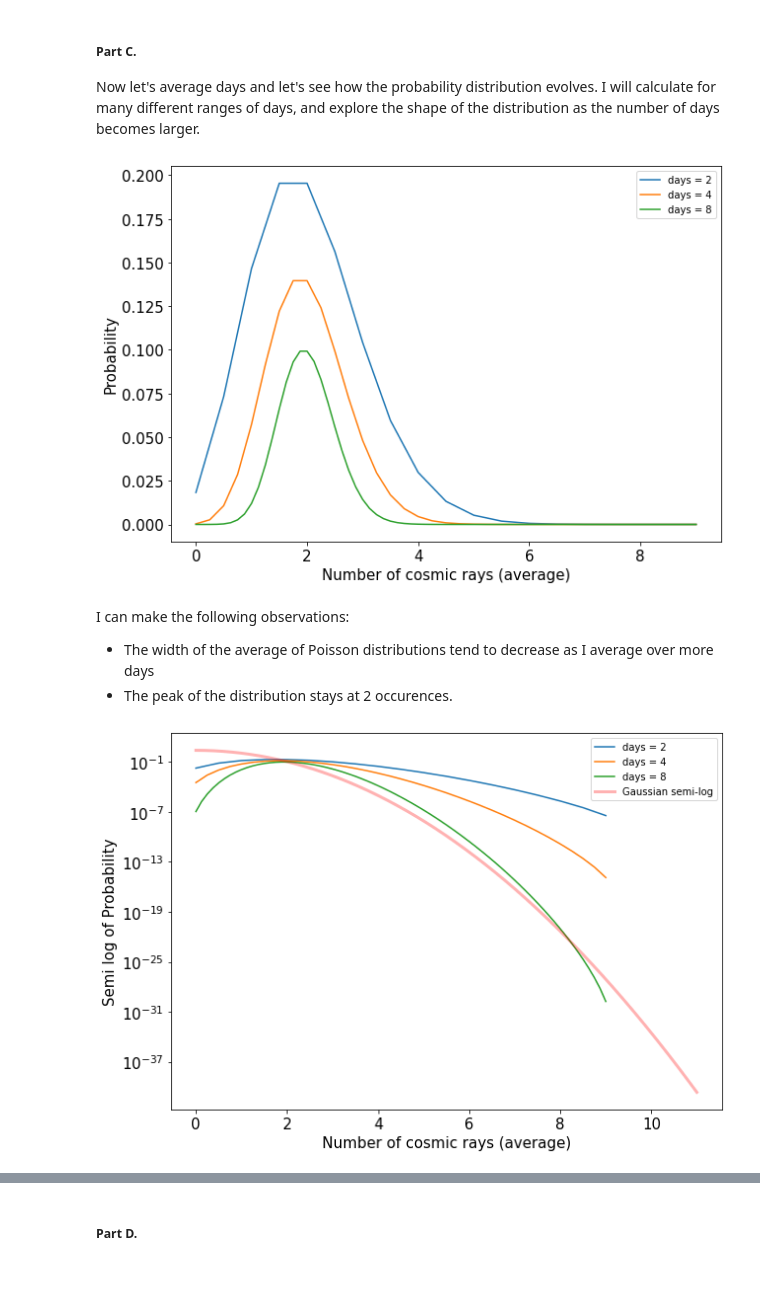
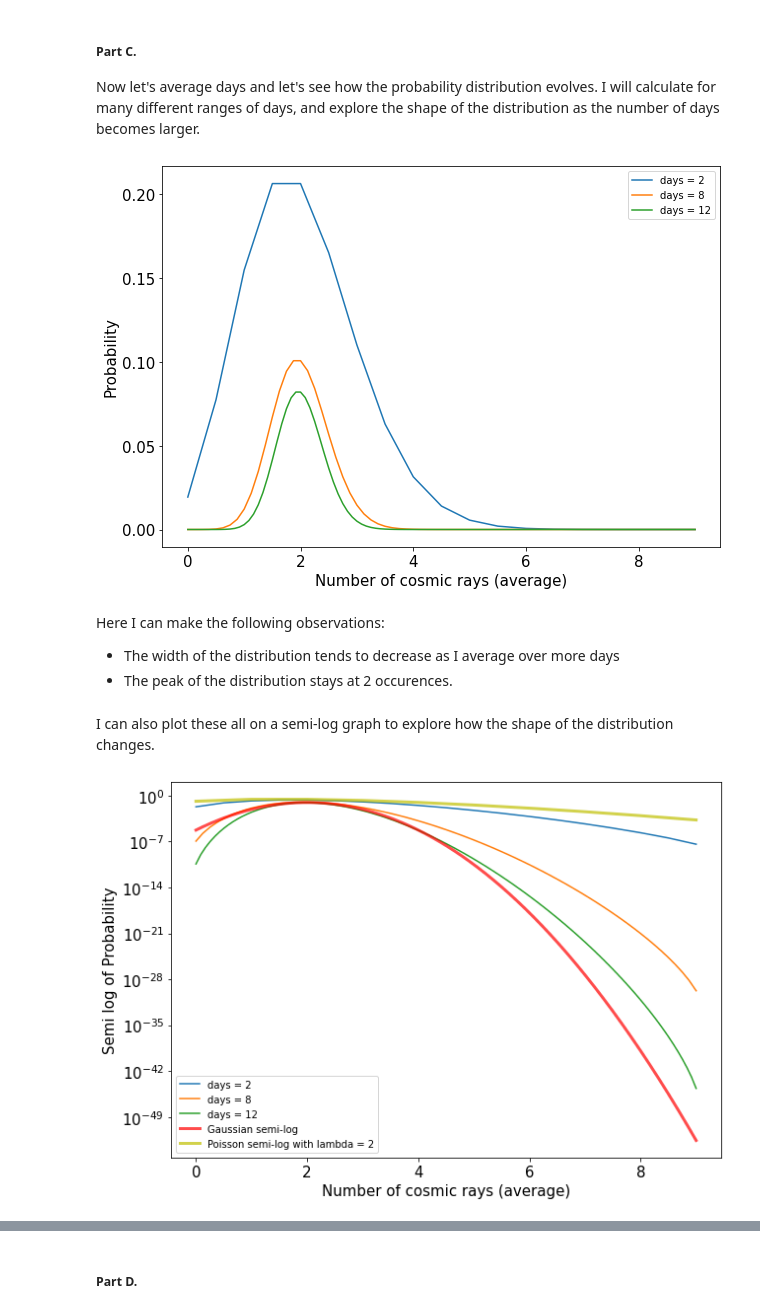
Before and after one commit to jenniv27/phys434, a Jupyter notebook: Labs/Lab2.ipynb, the cells around one changed output, grey strips where cells are left out. Drawn from its saved outputs; the diff is of its cells as text; code cells hidden in the pictures; blank space fills up the shorter version.

```diff
--- a/Labs/Lab2.ipynb
+++ b/Labs/Lab2.ipynb
@@ -56,6 +50,7 @@ Next I will integrate (sum) the background distribution over 2 and 3 days, and p
 # %%
 def calc_bin_width(x):
     size = len(x)
+#     print(size, (x[size-1]-x[0])/size)
     return (x[size-1]-x[0])/size
 
 def normalize(x, y):
@@ -71,11 +66,13 @@ def convolve(n, p):
     conv_prob = p
     for i in range (0, n-1):
         conv_prob = np.convolve(conv_prob, p)
+        size = len(conv_prob)
+        x_values = []
+        for i in range (0, size):
+            x_values.append(i)
 
-    size = len(conv_prob)
-    x_values = []
-    for i in range (0, size):
-        x_values.append(i)
+        conv_prob = normalize(x_values, conv_prob)
+#         print(conv_prob)
 
     return x_values, conv_prob
 
@@ -158,12 +159,12 @@ def avg_dist(n, p):
     return x_avg, conv_prob
 
 x_avg2, conv_prob2 = avg_dist(2, y_poisson)
-x_avg4, conv_prob4 = avg_dist(4, y_poisson)
 x_avg8, conv_prob8 = avg_dist(8, y_poisson)
+x_avg12, conv_prob12 = avg_dist(12, y_poisson)
 
 plt.plot(x_avg2, conv_prob2, '-', label = f'days = 2')
-plt.plot(x_avg4, conv_prob4, '-', label = f'days = 4')
 plt.plot(x_avg8, conv_prob8, '-', label = f'days = 8')
+plt.plot(x_avg12, conv_prob12, '-', label = f'days = 12')
 
 plt.tick_params(labelsize = 15)
 plt.xlabel('Number of cosmic rays (average)', fontsize = 15)
@@ -171,8 +172,8 @@ plt.ylabel('Probability', fontsize = 15)
 plt.legend()
 plt.show()
 # %% [output]
-[figure, old version]
+[figure, new version]
 # %% [markdown]
-I can make the following observations:
-- The width of the average of Poisson distributions tend to decrease as I average over more days
+Here I can make the following observations:
+- The width of the distribution tends to decrease as I average over more days
 - The peak of the distribution stays at 2 occurences.
@@ -203,20 +180,30 @@ I can make the following observations:
+# %% [markdown]
+I can also plot these all on a semi-log graph to explore how the shape of the distribution changes.
 # %%
 # Plot semi-log graphs for days = 2, 4, 8
 
 plt.plot(x_avg2, conv_prob2, '-', label = f'days = 2')
-plt.plot(x_avg4, conv_prob4, '-', label = f'days = 4')
 plt.plot(x_avg8, conv_prob8, '-', label = f'days = 8')
+plt.plot(x_avg12, conv_prob12, '-', label = f'days = 12')
 
-x_gauss = np.linspace(0,11,1000)
-y_gauss = 5*stats.norm.pdf(x_gauss, loc=0, scale = 1/1.25)
-plt.plot(x_gauss, y_gauss, 'r', linewidth = 3, alpha = 0.3, label = 'Gaussian semi-log')
+x_gauss = np.linspace(0,9,1000)
+y_gauss = 0.1*stats.norm.pdf(x_gauss, loc=2, scale = 1/2.2)
+plt.plot(x_gauss, y_gauss, 'r', linewidth = 3, alpha = 0.7, label = 'Gaussian semi-log')
+
+x_poisson_new = []
+y_poisson_new = []
+for i in range (0, 10):
+    x_poisson_new.append(i)
+    y_poisson_new.append(stats.poisson.pmf(i, 2, loc=0))
+
+plt.plot(x_poisson_new, y_poisson_new, 'y', linewidth = 3, alpha = 0.7, label = 'Poisson semi-log with lambda = 2')
 
 plt.tick_params(labelsize = 15)
 plt.xlabel('Number of cosmic rays (average)', fontsize = 15)
 plt.ylabel('Semi log of Probability', fontsize = 15)
 plt.yscale('log')
 plt.legend()
 plt.show()
 # %% [output]
-[figure, old version]
+[figure, new version]
 # %% [markdown]
```
Also changed, not shown: parts of 51 cells of this notebook.
